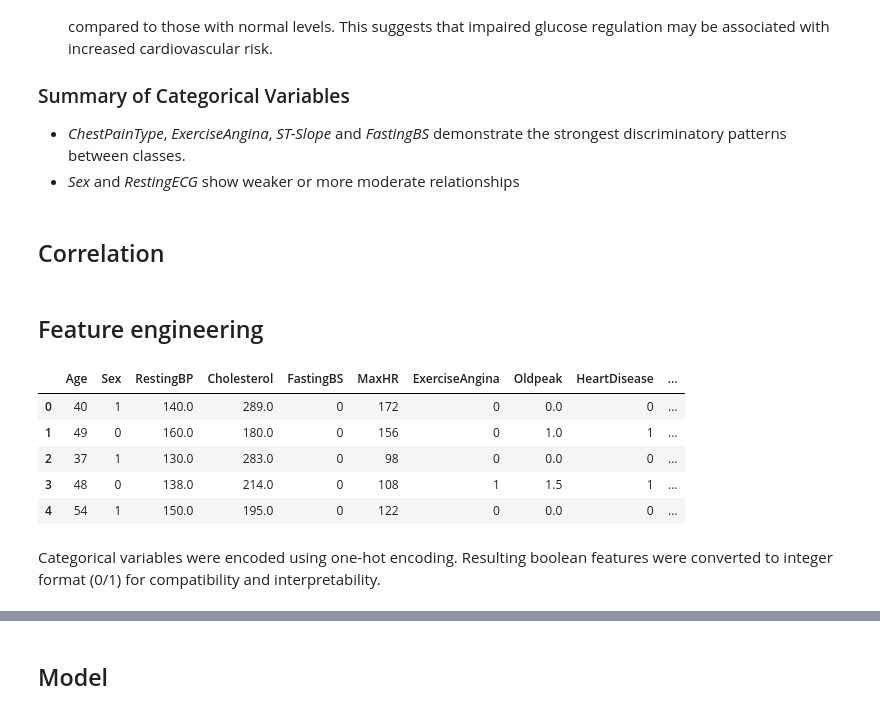
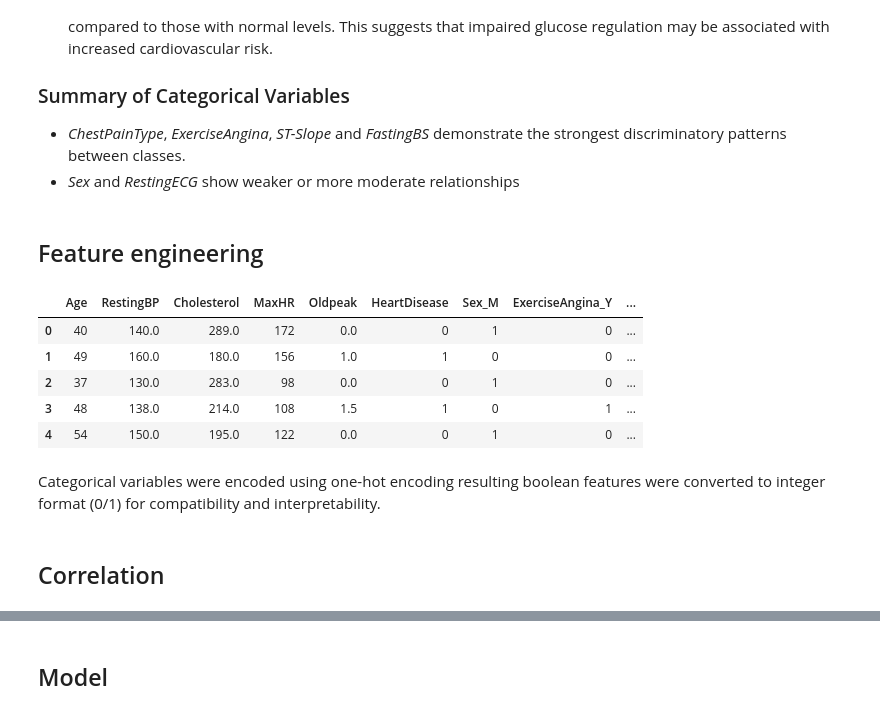
Before and after one commit to biotechwithdata/REPO, a Jupyter notebook: heart_disease_risk_analysis.ipynb, the cells around one changed output, grey strips where cells are left out. Saved outputs shown, nothing was run; the diff lists cells and outputs as text; code cells hidden in the pictures.

```diff
--- a/heart_disease_risk_analysis.ipynb
+++ b/heart_disease_risk_analysis.ipynb
@@ -651,31 +651,31 @@ plt.show()
 
 - *ChestPainType*, *ExerciseAngina*, *ST-Slope* and *FastingBS* demonstrate the strongest discriminatory patterns between classes.
 - *Sex* and *RestingECG* show weaker or more moderate relationships
-# %% [markdown]
-## Correlation
 # %% [markdown]
 ## Feature engineering
 # %%
 df.drop(columns="HeartDisease_label", inplace=True)
 # %%
 # Encoding
-binary_cols = ["Sex", "ExerciseAngina", "FastingBS"]
+binary_cols = ["Sex", "FastingBS"]
 for bin in binary_cols:
-    df[bin] = df[bin].map({"Male":1, "Female":0}) if bin=="Sex" else (df[bin].map({"Y":1, "N":0}) if bin=="ExerciseAngina" else df[bin].map({">= 120 [mg/dL]":1, "< 120 [mg/dL]":0}))
+    df[bin] = df[bin].map({"Male":"M", "Female":"F"}) if bin=="Sex" else df[bin].map({">= 120 [mg/dL]":1, "< 120 [mg/dL]":0})
 
-noBinary_cols = ["ChestPainType", "RestingECG", "ST_Slope"]
+noBinary_cols = ["Sex", "ExerciseAngina", "FastingBS", "ChestPainType", "RestingECG", "ST_Slope"]
 df = pd.get_dummies(df, columns=noBinary_cols, drop_first=True)
 
 # Convert bool to int
 dummy_cols = df.select_dtypes(include="bool").columns
 df[dummy_cols] = df[dummy_cols].astype(int)
 df.head()
 # %% [output]
-|  | Age | Sex | RestingBP | Cholesterol | FastingBS | MaxHR | ExerciseAngina | Oldpeak | HeartDisease | ... |
-| 0 | 40 | 1 | 140.0 | 289.0 | 0 | 172 | 0 | 0.0 | 0 | ... |
-| 1 | 49 | 0 | 160.0 | 180.0 | 0 | 156 | 0 | 1.0 | 1 | ... |
-| 2 | 37 | 1 | 130.0 | 283.0 | 0 | 98 | 0 | 0.0 | 0 | ... |
-| 3 | 48 | 0 | 138.0 | 214.0 | 0 | 108 | 1 | 1.5 | 1 | ... |
-| 4 | 54 | 1 | 150.0 | 195.0 | 0 | 122 | 0 | 0.0 | 0 | ... |
+|  | Age | RestingBP | Cholesterol | MaxHR | Oldpeak | HeartDisease | Sex_M | ExerciseAngina_Y | ... |
+| 0 | 40 | 140.0 | 289.0 | 172 | 0.0 | 0 | 1 | 0 | ... |
+| 1 | 49 | 160.0 | 180.0 | 156 | 1.0 | 1 | 0 | 0 | ... |
+| 2 | 37 | 130.0 | 283.0 | 98 | 0.0 | 0 | 1 | 0 | ... |
+| 3 | 48 | 138.0 | 214.0 | 108 | 1.5 | 1 | 0 | 1 | ... |
+| 4 | 54 | 150.0 | 195.0 | 122 | 0.0 | 0 | 1 | 0 | ... |
 # %% [markdown]
-Categorical variables were encoded using one-hot encoding. Resulting boolean features were converted to integer format (0/1) for compatibility and interpretability.
+Categorical variables were encoded using one-hot encoding resulting boolean features were converted to integer format (0/1) for compatibility and interpretability.
+# %% [markdown]
+## Correlation
```
Also changed, not shown: parts of 27 cells of this notebook.
